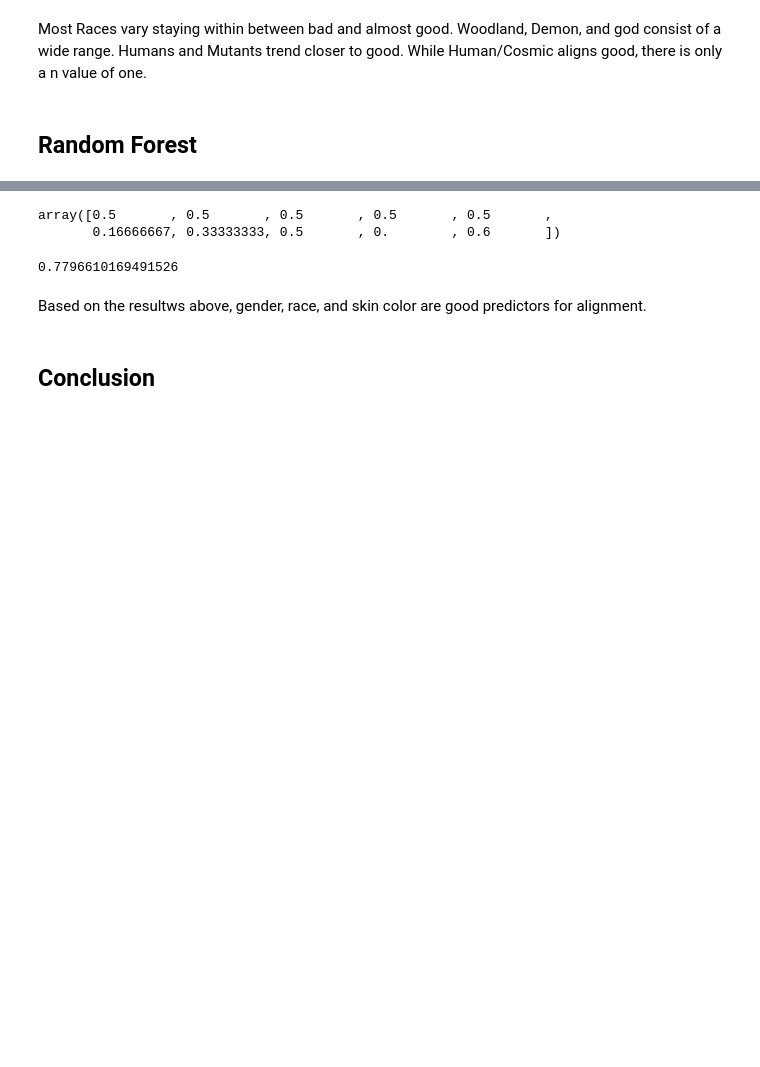
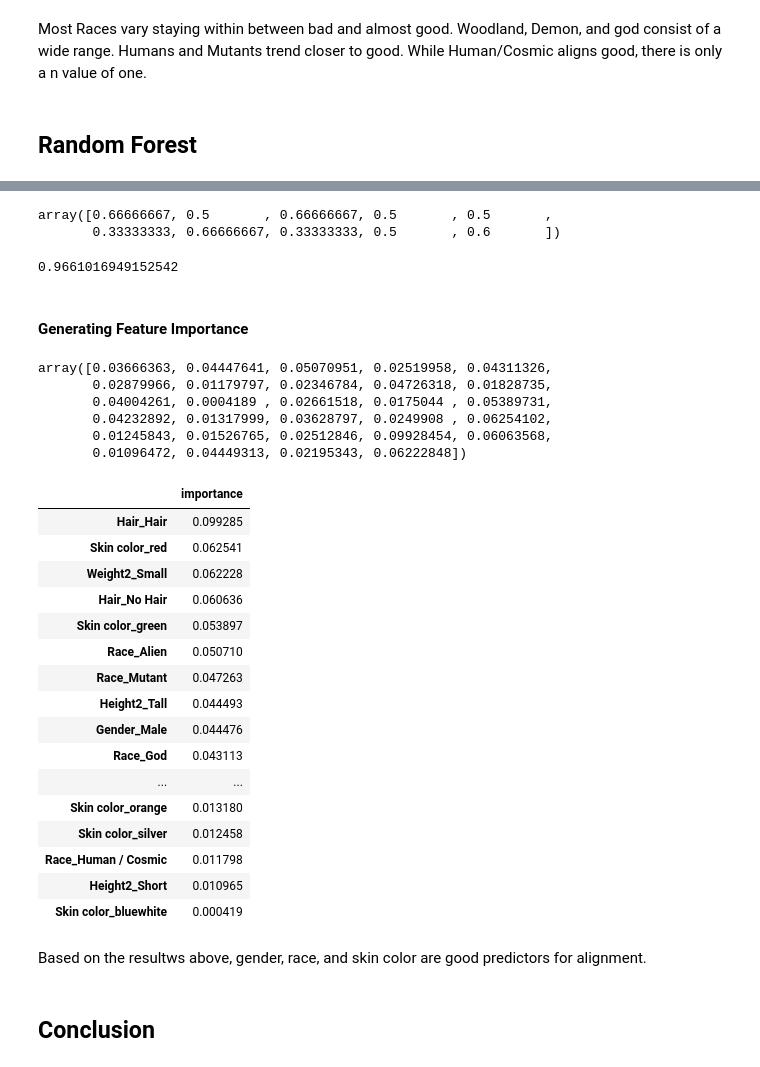
Before and after one commit to skvirk/Thinkful-Bootcamp, a Jupyter notebook: Final_Capstone_Superheros.ipynb, the cells around one changed output, grey strips where cells are left out. Cells and saved outputs as stored; diff of their text form; code cells hidden in the pictures; blank space fills up the shorter version.

```diff
--- a/Final_Capstone_Superheros.ipynb
+++ b/Final_Capstone_Superheros.ipynb
@@ -250,21 +252,56 @@ from sklearn.model_selection import cross_val_score
+# %%
+X=pd.get_dummies(df2[['Gender', 'Race', 'Skin color', 'Hair', 'Height2', 'Weight2']]).dropna()
 # %%
 rfc = ensemble.RandomForestClassifier()
-X = df2['Gender'] + df2['Race'] + df2['Skin color']
-Y = df2['Alignment']
+#X = df2['Gender'] + df2['Race'] + df2['Skin color'] + df2['Hair'] + df2['Height2'] + df2['Weight2']
+Y = df2['Good']
 X = pd.get_dummies(X)
 X = X.dropna(axis=1)
-X = np.array(X.dropna(axis=1))
+X_array = np.array(X.dropna(axis=1))
 Y = pd.get_dummies(Y)
 
-cross_val_score(rfc, X, Y, cv=10)
+cross_val_score(rfc, X_array, Y, cv=10)
 # %% [output]
-array([0.5       , 0.5       , 0.5       , 0.5       , 0.5       ,
-       0.16666667, 0.33333333, 0.5       , 0.        , 0.6       ])
+array([0.66666667, 0.5       , 0.66666667, 0.5       , 0.5       ,
+       0.33333333, 0.66666667, 0.33333333, 0.5       , 0.6       ])
 # %%
 rfc.fit(X, Y)
 rfc.score(X, Y)
 # %% [output]
-0.7796610169491526
+0.9661016949152542
+# %% [markdown]
+#### Generating Feature Importance
+# %%
+rfc.feature_importances_
+# %% [output]
+array([0.03666363, 0.04447641, 0.05070951, 0.02519958, 0.04311326,
+       0.02879966, 0.01179797, 0.02346784, 0.04726318, 0.01828735,
+       0.04004261, 0.0004189 , 0.02661518, 0.0175044 , 0.05389731,
+       0.04232892, 0.01317999, 0.03628797, 0.0249908 , 0.06254102,
+       0.01245843, 0.01526765, 0.02512846, 0.09928454, 0.06063568,
+       0.01096472, 0.04449313, 0.02195343, 0.06222848])
+# %%
+var_nam=pd.get_dummies(df2[['Gender', 'Race', 'Skin color', 'Hair', 'Height2', 'Weight2']]).dropna().columns
+importance = pd.DataFrame(rfc.feature_importances_,index = var_nam, columns = ['importance']).sort_values('importance',ascending = False)
+importance
+# %% [output]
+|  | importance |
+| Hair_Hair | 0.099285 |
+| Skin color_red | 0.062541 |
+| Weight2_Small | 0.062228 |
+| Hair_No Hair | 0.060636 |
+| Skin color_green | 0.053897 |
+| Race_Alien | 0.050710 |
+| Race_Mutant | 0.047263 |
+| Height2_Tall | 0.044493 |
+| Gender_Male | 0.044476 |
+| Race_God | 0.043113 |
+| ... | ... |
+| Skin color_orange | 0.013180 |
+| Skin color_silver | 0.012458 |
+| Race_Human / Cosmic | 0.011798 |
+| Height2_Short | 0.010965 |
+| Skin color_bluewhite | 0.000419 |
 # %% [markdown]
 Based on the resultws above, gender, race, and skin color are good predictors for alignment.
 # %% [markdown]
```
Also changed, not shown: parts of 8 cells of this notebook.
